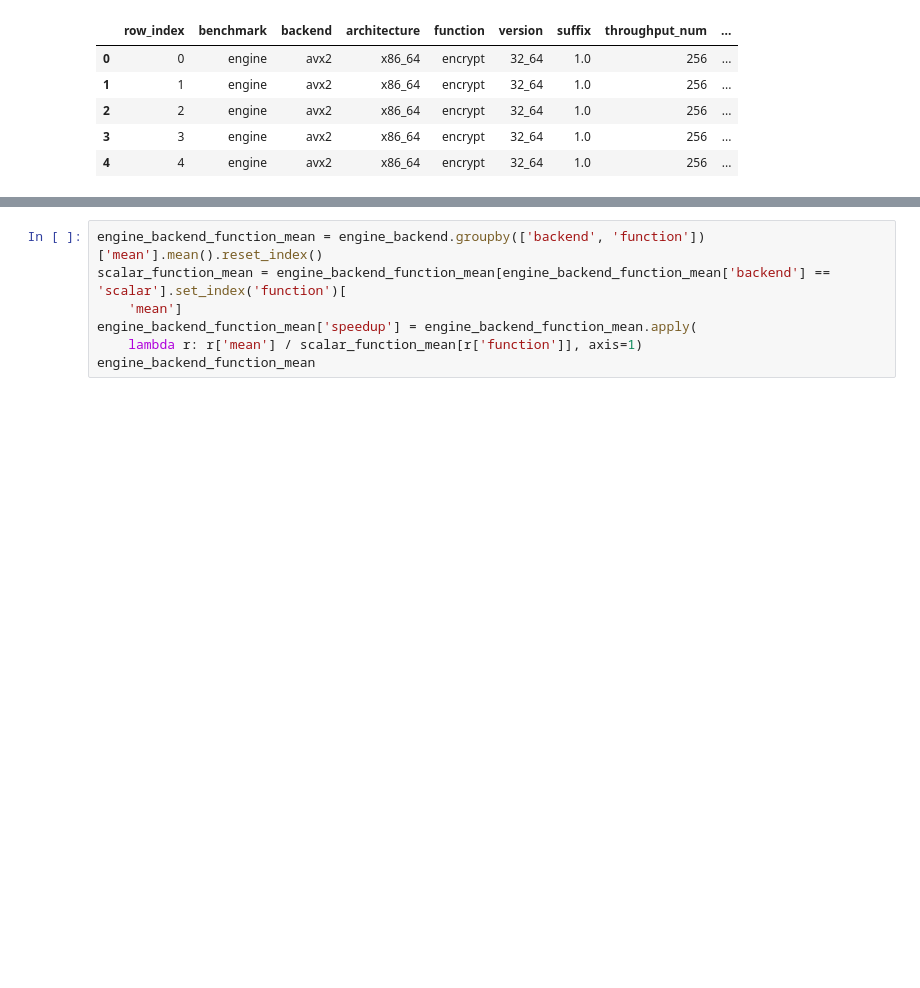
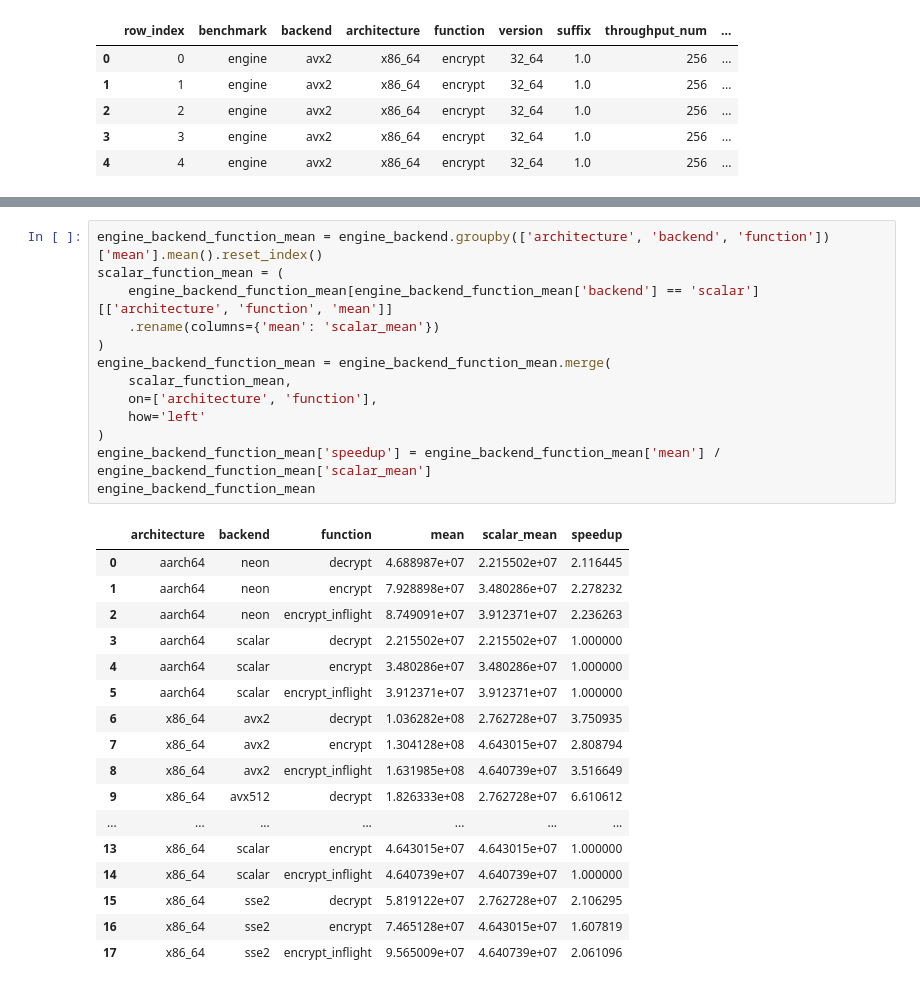
Before and after one commit to jan-chojnacki/SpeckProbe, a Jupyter notebook: analysis/notebooks/main.ipynb, the cells around one changed output, grey strips where cells are left out. Drawn from its saved outputs; the diff is of its cells as text; blank space fills up the shorter version.

```diff
--- a/analysis/notebooks/main.ipynb
+++ b/analysis/notebooks/main.ipynb
@@ -124,8 +177,32 @@ engine_backend.head()
 # %%
-engine_backend_function_mean = engine_backend.groupby(['backend', 'function'])['mean'].mean().reset_index()
-scalar_function_mean = engine_backend_function_mean[engine_backend_function_mean['backend'] == 'scalar'].set_index('function')[
-    'mean']
-engine_backend_function_mean['speedup'] = engine_backend_function_mean.apply(
-    lambda r: r['mean'] / scalar_function_mean[r['function']], axis=1)
+engine_backend_function_mean = engine_backend.groupby(['architecture', 'backend', 'function'])['mean'].mean().reset_index()
+scalar_function_mean = (
+    engine_backend_function_mean[engine_backend_function_mean['backend'] == 'scalar'][['architecture', 'function', 'mean']]
+    .rename(columns={'mean': 'scalar_mean'})
+)
+engine_backend_function_mean = engine_backend_function_mean.merge(
+    scalar_function_mean,
+    on=['architecture', 'function'],
+    how='left'
+)
+engine_backend_function_mean['speedup'] = engine_backend_function_mean['mean'] / engine_backend_function_mean['scalar_mean']
 engine_backend_function_mean
+# %% [output]
+|  | architecture | backend | function | mean | scalar_mean | speedup |
+| 0 | aarch64 | neon | decrypt | 4.688987e+07 | 2.215502e+07 | 2.116445 |
+| 1 | aarch64 | neon | encrypt | 7.928898e+07 | 3.480286e+07 | 2.278232 |
+| 2 | aarch64 | neon | encrypt_inflight | 8.749091e+07 | 3.912371e+07 | 2.236263 |
+| 3 | aarch64 | scalar | decrypt | 2.215502e+07 | 2.215502e+07 | 1.000000 |
+| 4 | aarch64 | scalar | encrypt | 3.480286e+07 | 3.480286e+07 | 1.000000 |
+| 5 | aarch64 | scalar | encrypt_inflight | 3.912371e+07 | 3.912371e+07 | 1.000000 |
+| 6 | x86_64 | avx2 | decrypt | 1.036282e+08 | 2.762728e+07 | 3.750935 |
+| 7 | x86_64 | avx2 | encrypt | 1.304128e+08 | 4.643015e+07 | 2.808794 |
+| 8 | x86_64 | avx2 | encrypt_inflight | 1.631985e+08 | 4.640739e+07 | 3.516649 |
+| 9 | x86_64 | avx512 | decrypt | 1.826333e+08 | 2.762728e+07 | 6.610612 |
+| ... | ... | ... | ... | ... | ... | ... |
+| 13 | x86_64 | scalar | encrypt | 4.643015e+07 | 4.643015e+07 | 1.000000 |
+| 14 | x86_64 | scalar | encrypt_inflight | 4.640739e+07 | 4.640739e+07 | 1.000000 |
+| 15 | x86_64 | sse2 | decrypt | 5.819122e+07 | 2.762728e+07 | 2.106295 |
+| 16 | x86_64 | sse2 | encrypt | 7.465128e+07 | 4.643015e+07 | 1.607819 |
+| 17 | x86_64 | sse2 | encrypt_inflight | 9.565009e+07 | 4.640739e+07 | 2.061096 |
 # %%
```
Also changed, not shown: parts of 13 cells of this notebook, 1 other file.
